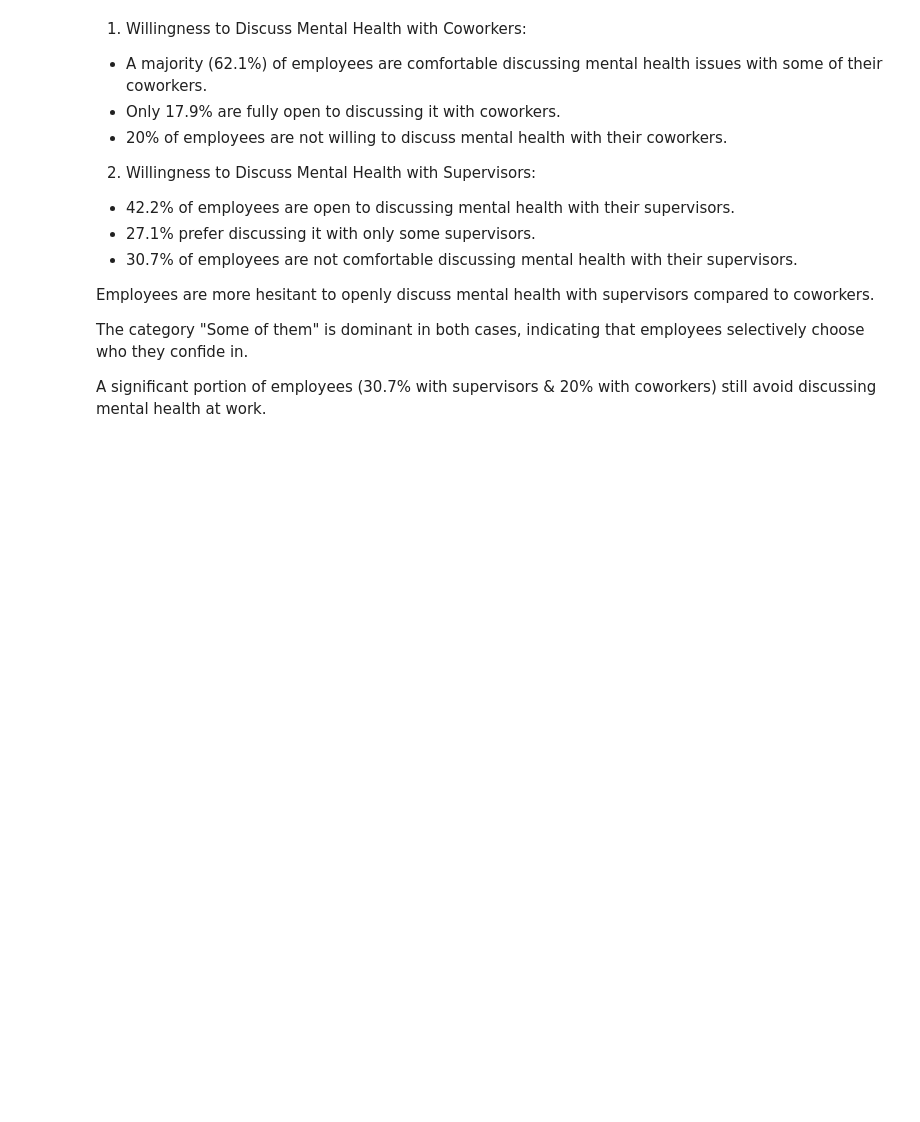
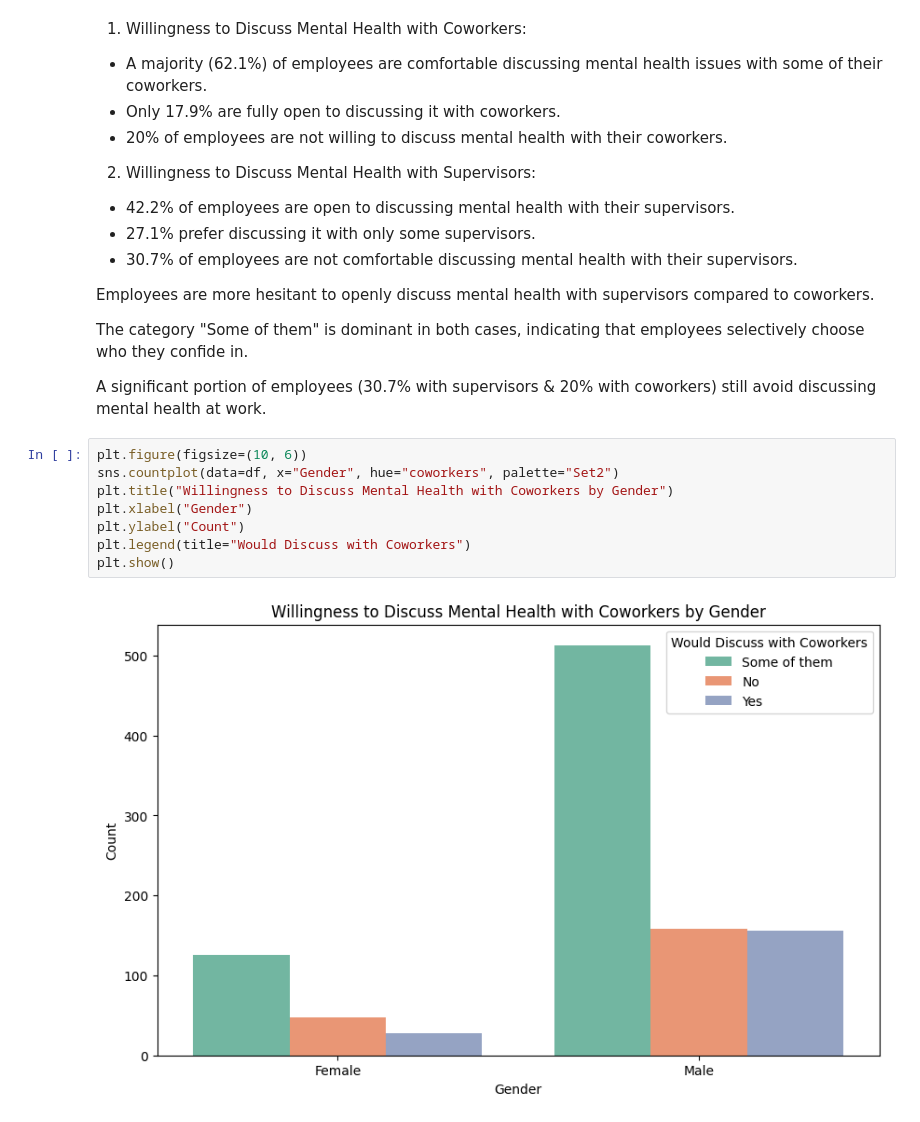
Before and after one commit to Pratham6996/Data-Analysis, a Jupyter notebook: employee_visuals.ipynb, the cells around one changed output. Saved outputs shown, nothing was run; the diff lists cells and outputs as text; blank space fills up the shorter version.

Commit message:
visualisations added

```diff
--- a/employee_visuals.ipynb
+++ b/employee_visuals.ipynb
@@ -185,3 +185,13 @@ Employees are more hesitant to openly discuss mental health with supervisors com
 The category "Some of them" is dominant in both cases, indicating that employees selectively choose who they confide in.
 
 A significant portion of employees (30.7% with supervisors & 20% with coworkers) still avoid discussing mental health at work.
+# %%
+plt.figure(figsize=(10, 6))
+sns.countplot(data=df, x="Gender", hue="coworkers", palette="Set2")
+plt.title("Willingness to Discuss Mental Health with Coworkers by Gender")
+plt.xlabel("Gender")
+plt.ylabel("Count")
+plt.legend(title="Would Discuss with Coworkers")
+plt.show()
+# %% [output]
+[figure, added]
```
Also changed, not shown: parts of 9 cells of this notebook, 1 other file.
